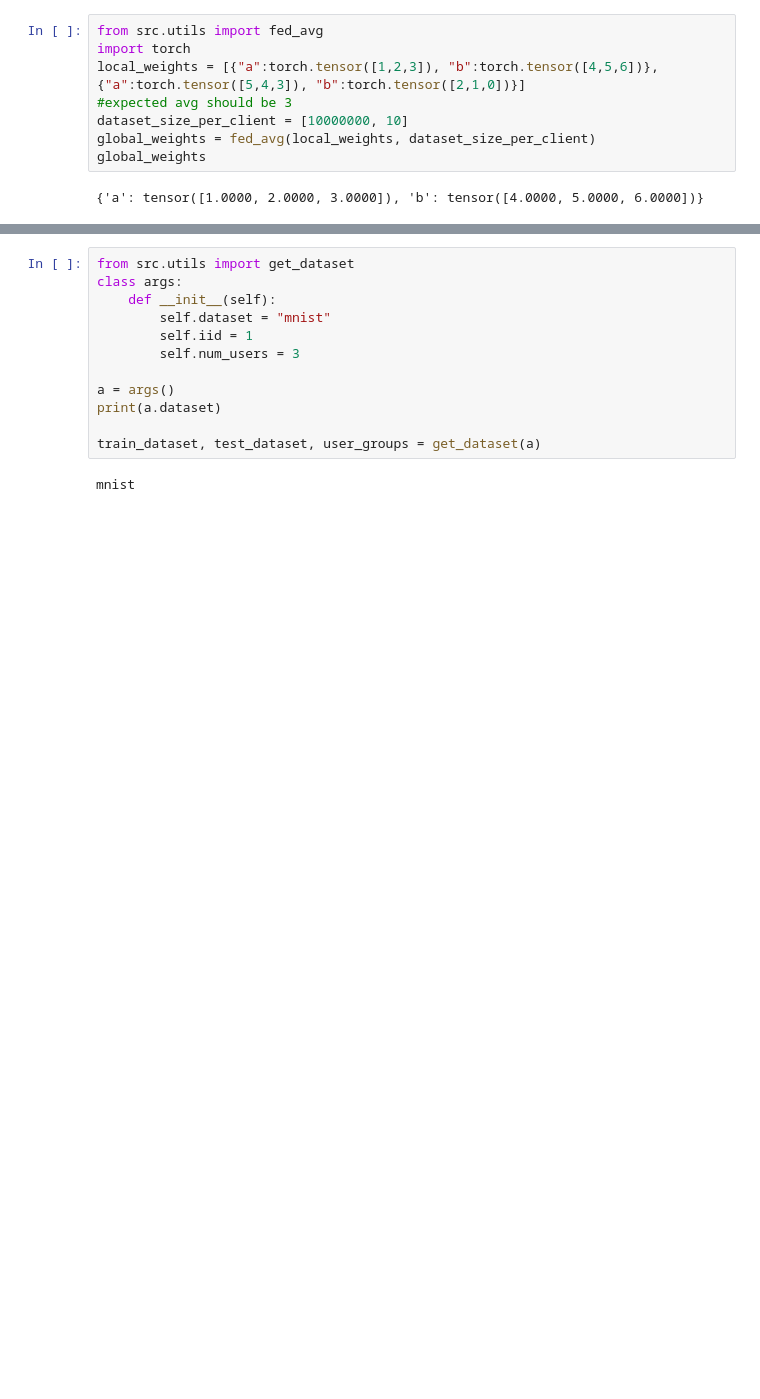
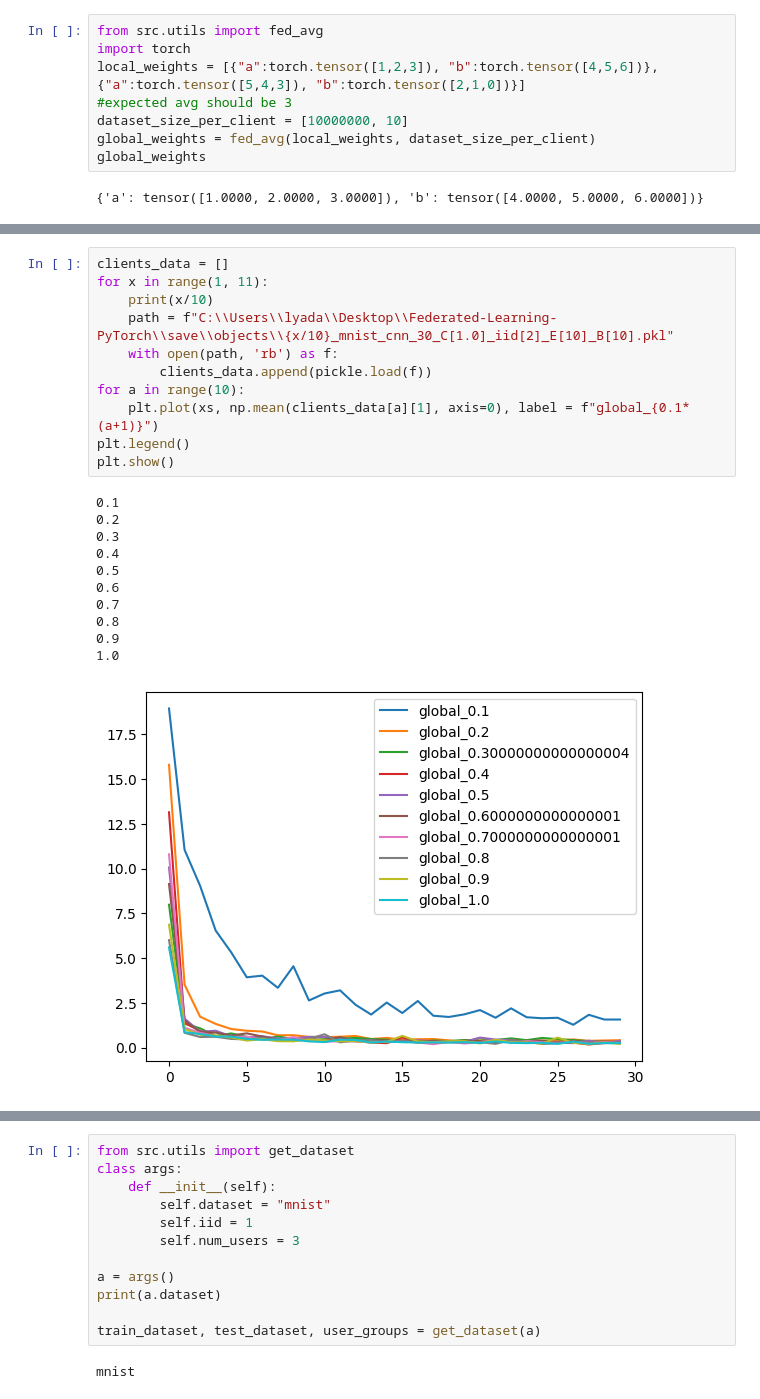
Before and after one commit to Lyadalachanchu/FederatedImputation, a Jupyter notebook: src/jupyter_notebook/scrapyard.ipynb, the cells around one changed output, grey strips where cells are left out. Cells and saved outputs as stored; diff of their text form; blank space fills up the shorter version.

```diff
--- a/src/jupyter_notebook/scrapyard.ipynb
+++ b/src/jupyter_notebook/scrapyard.ipynb
@@ -39,0 +54,23 @@ print(data[2])
+# %%
+clients_data = []
+for x in range(1, 11):
+    print(x/10)
+    path = f"C:\\Users\\lyada\\Desktop\\Federated-Learning-PyTorch\\save\\objects\\{x/10}_mnist_cnn_30_C[1.0]_iid[2]_E[10]_B[10].pkl"
+    with open(path, 'rb') as f:
+        clients_data.append(pickle.load(f))
+for a in range(10):
+    plt.plot(xs, np.mean(clients_data[a][1], axis=0), label = f"global_{0.1*(a+1)}")
+plt.legend()
+plt.show()
+# %% [output]
+0.1
+0.2
+0.3
+0.4
+0.5
+0.6
+0.7
+0.8
+0.9
+1.0
+[figure, added]
```
Also changed, not shown: parts of 10 cells of this notebook, 9 other files.
